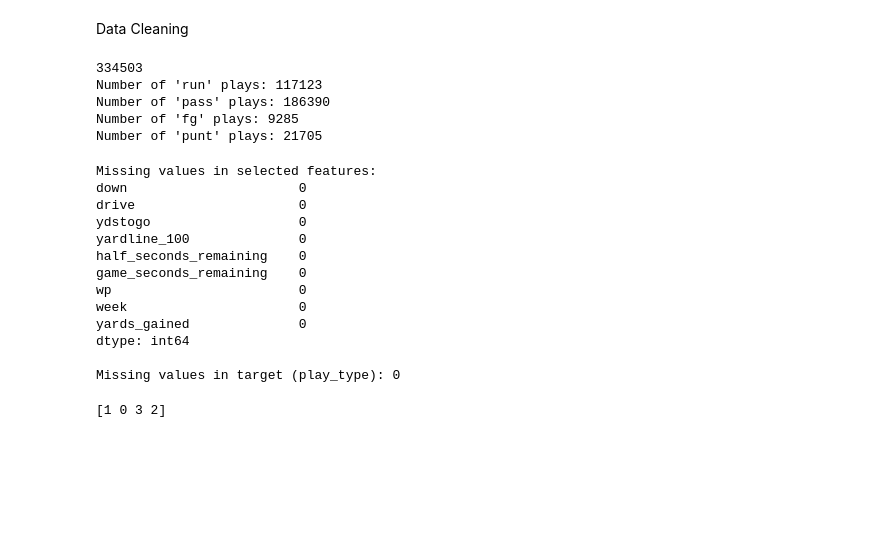
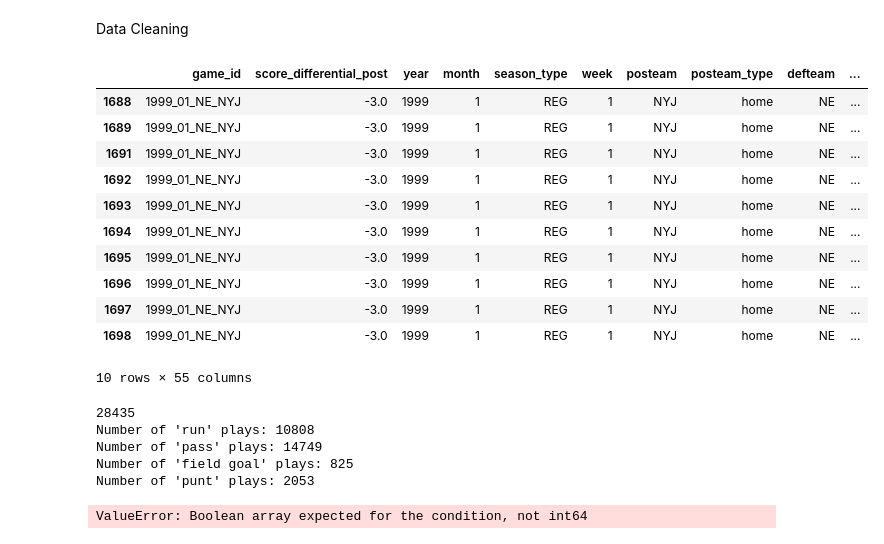
Before and after one commit to JTL24/AI-NFL-Predictor, a Jupyter notebook: finalProject-all4.ipynb, the cells around one changed output. Saved outputs shown, nothing was run; the diff lists cells and outputs as text; code cells hidden in the pictures; blank space fills up the shorter version.

```diff
--- a/finalProject-all4.ipynb
+++ b/finalProject-all4.ipynb
@@ -40,7 +27,6 @@ Data Cleaning
 # %%
-##get data
-##data is already from 2012-2020
-data = pd.read_csv('data_file.csv') # pandas data frame
+
+
 
 
 ##preprocessing
@@ -50,6 +36,7 @@ data = pd.read_csv('data_file.csv') # pandas data frame
 data = data.loc[(data['desc'].str.startswith('('))]
 data = data[data['play_type'] != 'qb_kneel']
 data = data[data['play_type'] != 'no_play']
+data = data[data['posteam'] == 'NYJ']
 data = data.dropna(subset=['down'])
 data = data.dropna(subset=['play_type'])
 data = data.dropna(subset=['wp'])
@@ -60,6 +47,8 @@ data = data[(data['play_type'] == 'pass') | (data['play_type'] == 'run') | (data
 # Extract year and month using string slicing
 data['year'] = data['game_id'].str[:4].astype(int)
 data['month'] = data['game_id'].str[5:7].astype(int)
+##data = data[(data['year'] >= 2012) & (data['year'] <= 2020)]
+
 
 
 # Create a new 'date' column with the 1st day of each extracted year and month
@@ -93,14 +82,25 @@ data.loc[data.rush==1,'play_type'] = 'run'
 # columns are the strings
 # things to encode from strings to 1s and zeros
 # season_type,
-columnsKeep = ['game_id', 'year','month','season_type','week','posteam','posteam_type','defteam','side_of_field','yardline_100','half_seconds_remaining','home_team','away_team',
+columnsKeep = ['game_id', 'score_differential_post','year','month','season_type','week','posteam','posteam_type','defteam','side_of_field','yardline_100','half_seconds_remaining','home_team','away_team',
                'game_seconds_remaining','game_half','drive','down','time','yrdln','ydstogo','desc','play_type','yards_gained','shotgun','no_huddle','qb_dropback','qb_kneel',
                'qb_spike','qb_scramble','pass_length','run_location','run_gap','home_timeouts_remaining','away_timeouts_remaining','total_home_score','total_away_score',
                'passer_player_name','receiver_player_name','rusher_player_name','play_type_nfl','roof','surface','temp','wind','home_coach','away_coach','game_stadium',
-               'success', 'wp']
+               'success', 'wp','td_prob','safety_prob','fg_prob','qtr','month']
 
 data = data[columnsKeep]
-
-# print(data.head(5))
-
-data.to_csv('finalized_data.csv', index=False)
+# %%
+data.head(10)
+# %% [output]
+|  | game_id | score_differential_post | year | month | season_type | week | posteam | posteam_type | defteam | ... |
+| 1688 | 1999_01_NE_NYJ | -3.0 | 1999 | 1 | REG | 1 | NYJ | home | NE | ... |
+| 1689 | 1999_01_NE_NYJ | -3.0 | 1999 | 1 | REG | 1 | NYJ | home | NE | ... |
+| 1691 | 1999_01_NE_NYJ | -3.0 | 1999 | 1 | REG | 1 | NYJ | home | NE | ... |
+| 1692 | 1999_01_NE_NYJ | -3.0 | 1999 | 1 | REG | 1 | NYJ | home | NE | ... |
+| 1693 | 1999_01_NE_NYJ | -3.0 | 1999 | 1 | REG | 1 | NYJ | home | NE | ... |
+| 1694 | 1999_01_NE_NYJ | -3.0 | 1999 | 1 | REG | 1 | NYJ | home | NE | ... |
+| 1695 | 1999_01_NE_NYJ | -3.0 | 1999 | 1 | REG | 1 | NYJ | home | NE | ... |
+| 1696 | 1999_01_NE_NYJ | -3.0 | 1999 | 1 | REG | 1 | NYJ | home | NE | ... |
+| 1697 | 1999_01_NE_NYJ | -3.0 | 1999 | 1 | REG | 1 | NYJ | home | NE | ... |
+| 1698 | 1999_01_NE_NYJ | -3.0 | 1999 | 1 | REG | 1 | NYJ | home | NE | ... |
+10 rows × 55 columns
@@ -116,14 +134,14 @@ puntCount = (data['play_type'] == 'punt').sum()
 
 print("Number of 'run' plays:", runCount)
 print("Number of 'pass' plays:", passCount)
-print("Number of 'fg' plays:", fgCount)
+print("Number of 'field goal' plays:", fgCount)
 print("Number of 'punt' plays:", puntCount)
 # %% [output]
-334503
-Number of 'run' plays: 117123
-Number of 'pass' plays: 186390
-Number of 'fg' plays: 9285
-Number of 'punt' plays: 21705
+28435
+Number of 'run' plays: 10808
+Number of 'pass' plays: 14749
+Number of 'field goal' plays: 825
+Number of 'punt' plays: 2053
 # %%
 ##check for nan values in data
 for index, row in data.iterrows():
@@ -132,8 +150,8 @@ for index, row in data.iterrows():
 
 # wind and stadium had a lot of null
 ## check for missing values in data
-selected_features = ['down', 'drive', 'ydstogo', 'yardline_100', 'half_seconds_remaining', 'game_seconds_remaining','wp','week','yards_gained']
-missing_values_features = data[selected_features].isnull().sum()
+features = data[['down','qtr','score_differential_post','pos_coach','defteam','drive', 'ydstogo','yardline_100', 'half_seconds_remaining', 'wp','week','td_prob','fg_prob','safety_prob','qtr','month']]
+missing_values_features = data[features].isnull().sum()
 print("Missing values in selected features:")
 print(missing_values_features)
 
@@ -141,19 +159,7 @@ print(missing_values_features)
 missing_values_target = data['play_type'].isnull().sum()
 print("\nMissing values in target (play_type):", missing_values_target)
 # %% [output]
-Missing values in selected features:
-down                      0
-drive                     0
-ydstogo                   0
-yardline_100              0
-half_seconds_remaining    0
-game_seconds_remaining    0
-wp                        0
-week                      0
-yards_gained              0
-dtype: int64
-
-Missing values in target (play_type): 0
+ValueError: Boolean array expected for the condition, not int64
 # %%
 from sklearn.model_selection import train_test_split
 from sklearn.preprocessing import StandardScaler
@@ -177,8 +185,4 @@ features_scaled = features_scaled.reshape((features_scaled.shape[0], 1, features
 # This is a simplification, as ideally, plays within a single drive might be treated as sequences to capture their temporal dependencies.
 
 X_train, X_test, y_train, y_test = train_test_split(features_scaled, target, test_size=0.2, shuffle = False)
-# %%
-print(target.unique())
-# %% [output]
-[1 0 3 2]
 # %%
```
Also changed, not shown: parts of 12 cells of this notebook.
